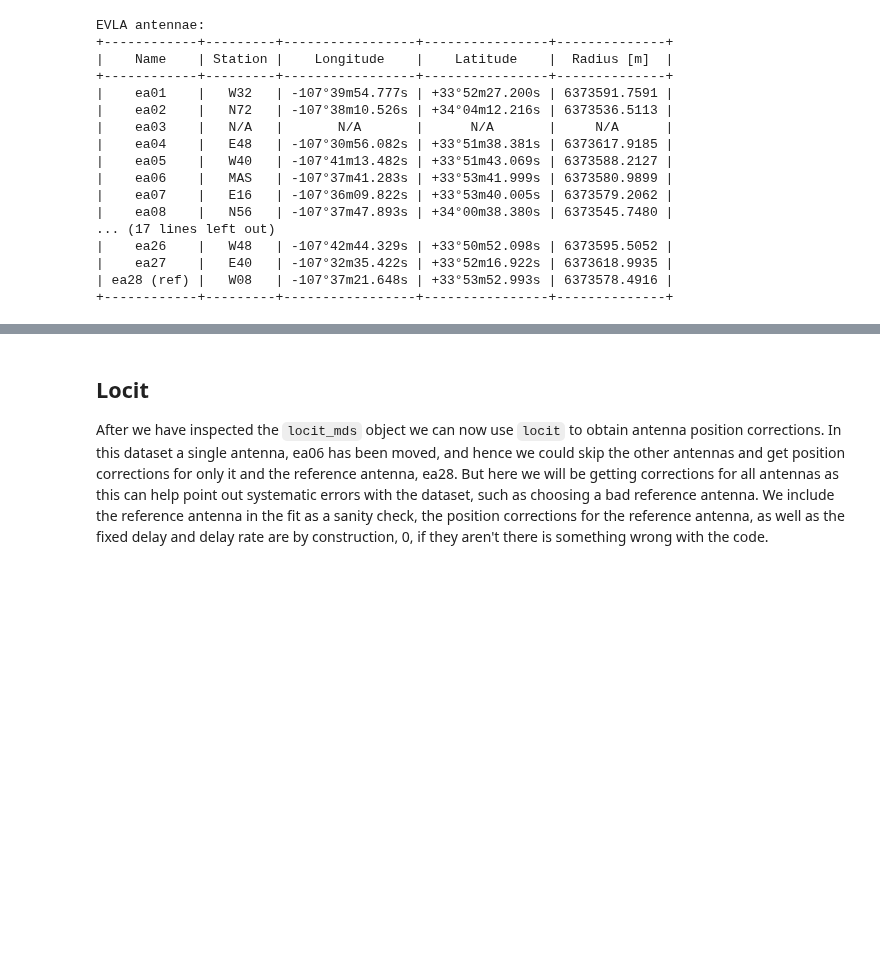
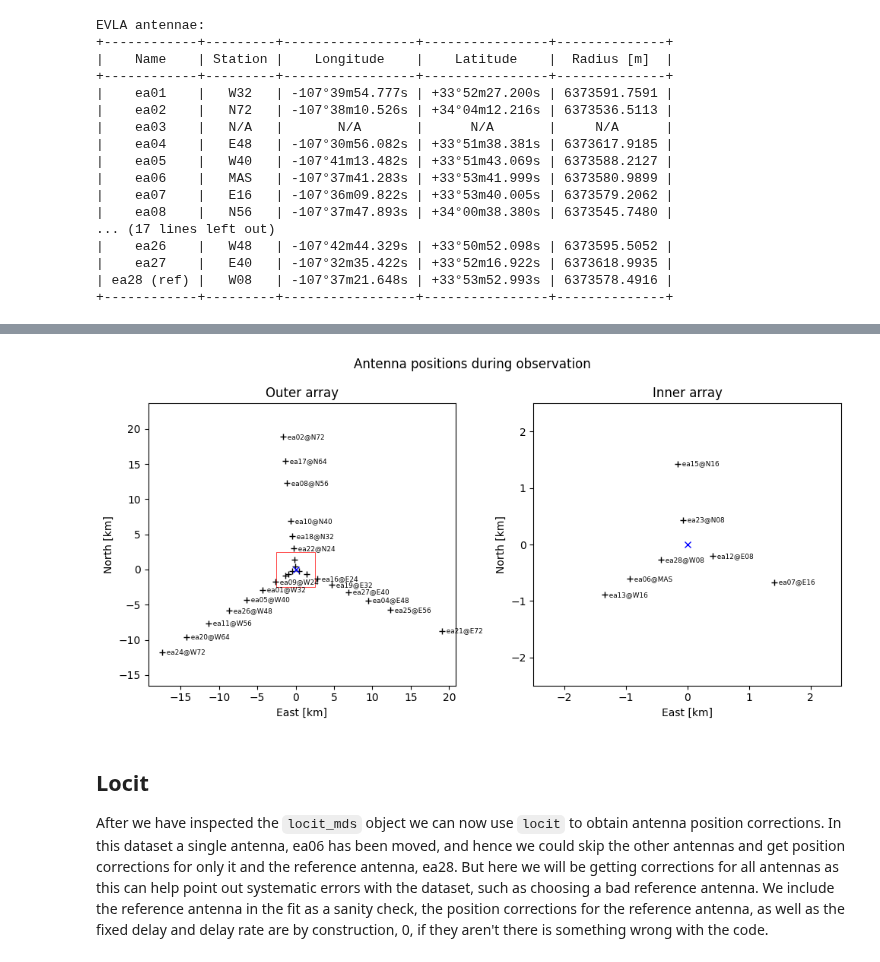
Before and after one commit to casangi/astrohack, a Jupyter notebook: docs/locit_tutorial.ipynb, the cells around one changed output, grey strips where cells are left out. Saved outputs shown, nothing was run; the diff lists cells and outputs as text; code cells hidden in the pictures; blank space fills up the shorter version.

```diff
--- a/docs/locit_tutorial.ipynb
+++ b/docs/locit_tutorial.ipynb
@@ -238,5 +241,6 @@ locit_mds.plot_array_configuration(locit_plot_folder,     # Folder in which to s
                                    display_stations=True, # Toggle to display the station name alongside the antenna name
                                    display_zoff=False,    # Toggle to display the antenna elevation offset by its name
                                    unit='km',             # Length unit for the plot
-                                   box_size=5)            # Size of the box for the inner array in the unit specified in unit
+                                   box_size=5,            # Size of the box for the inner array in the unit specified in unit
+                                   display=True)
 # %% [output]
@@ -244,3 +248,4 @@ locit_mds.plot_array_configuration(locit_plot_folder,     # Folder in which to s
+[figure, added]
 # %% [markdown]
 ## Locit
 
```
Also changed, not shown: parts of 11 cells of this notebook, 2 other files.
